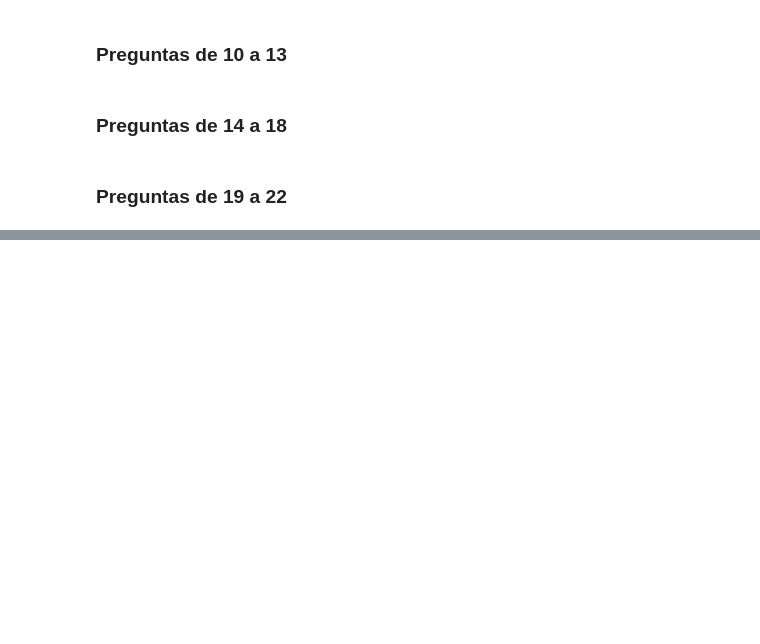
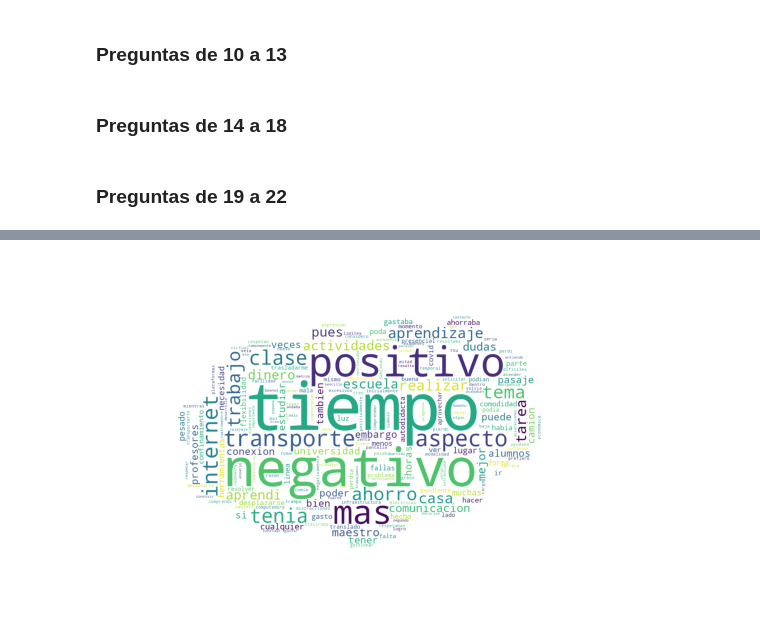
Before and after one commit to rubenramosDev/etl-python, a Jupyter notebook: 3er parcial/Graficas/GraficasIDGS.ipynb, the cells around one changed output, grey strips where cells are left out. Drawn from its saved outputs; the diff is of its cells as text; code cells hidden in the pictures; blank space fills up the shorter version.

```diff
--- a/3er parcial/Graficas/GraficasIDGS.ipynb
+++ b/3er parcial/Graficas/GraficasIDGS.ipynb
@@ -329,17 +327,3 @@ ax.set_title("21. Preferirías continuar tus estudios en modalidad virtual.\n",
 
 plt.rcParams.update({'font.size': 12, 'font.weight' : 'bold'})
 ax.legend(labels = df_etiqueta)
-# %%
-#Pregunta 22
-df_valor = df["pregunta_30"].value_counts()
-df_etiqueta = df["pregunta_30"].unique()
-fig, ax = plt.subplots(figsize=(7,7))
-
-plt.pie(df_valor, autopct = "%0.0f %%")
-
-ax.set_title("22. Una vez determinados los tokens en cada uno de los textos, \n recuperar las palabras que más aparecieron.\n",
-        fontsize=15,
-        fontweight="bold")
-
-plt.rcParams.update({'font.size': 12, 'font.weight' : 'bold'})
-ax.legend(labels = df_etiqueta)
@@ -360,35 +330,32 @@ ax.set_title("22. Una vez determinados los tokens en cada uno de los textos, \n
 # %%
-from wordcloud import WordCloud
-import matplotlib.pyplot as plt
-import pandas as pd
 
-df = pd.read_csv(r"Youtube04-Eminem.csv", encoding ="latin-1")
+#Pregunta 22
+df_valor = df["pregunta_30"]
+comment_words = ''
+stop_words = set(stopwords.words('spanish'))
 
-comment_words = ''
-stopwords = set(STOPWORDS)
+mask = np.array(Image.open("cloud.png"))
+mask[mask == 1] = 255
 
-for val in df["pregunta_30"].CONTENT:
-
-
+for val in df_valor:
     val = str(val)
-
-
     tokens = val.split()
-
-
     for i in range(len(tokens)):
         tokens[i] = tokens[i].lower()
 
     comment_words += " ".join(tokens)+" "
 
-wordcloud = WordCloud(width = 800, height = 800,
+wordcloud = WordCloud(width = 1500, height = 1500,
                 background_color ='white',
-                stopwords = stopwords,
+                stopwords = stop_words,
+                mask = mask,
                 min_font_size = 10).generate(comment_words)
 
-plt.figure(figsize = (8, 8), facecolor = None)
+plt.figure(figsize = (7, 7), facecolor = None)
 plt.imshow(wordcloud)
 plt.axis("off")
 plt.tight_layout(pad = 0)
 
 plt.show()
+# %% [output]
+[figure, added]
```
Also changed, not shown: parts of 4 cells of this notebook, 2 other files.
